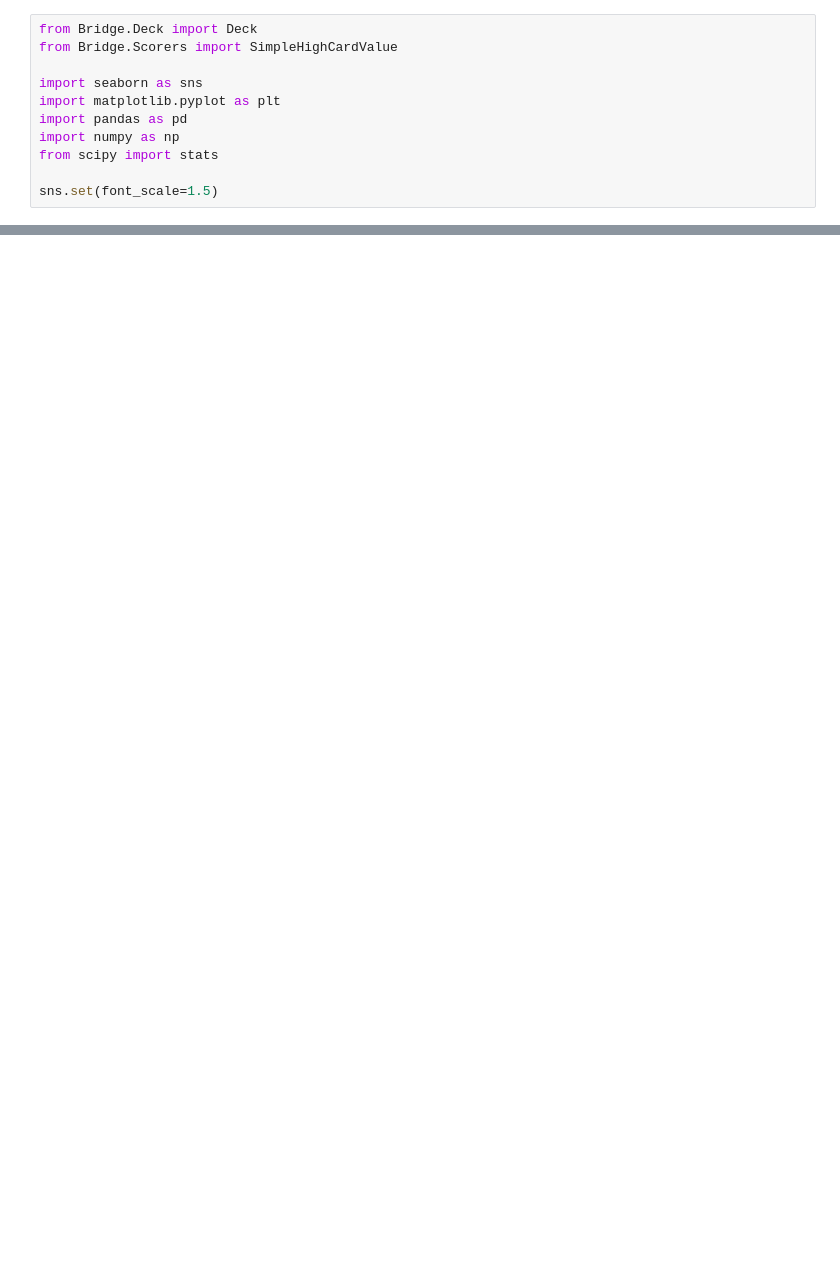
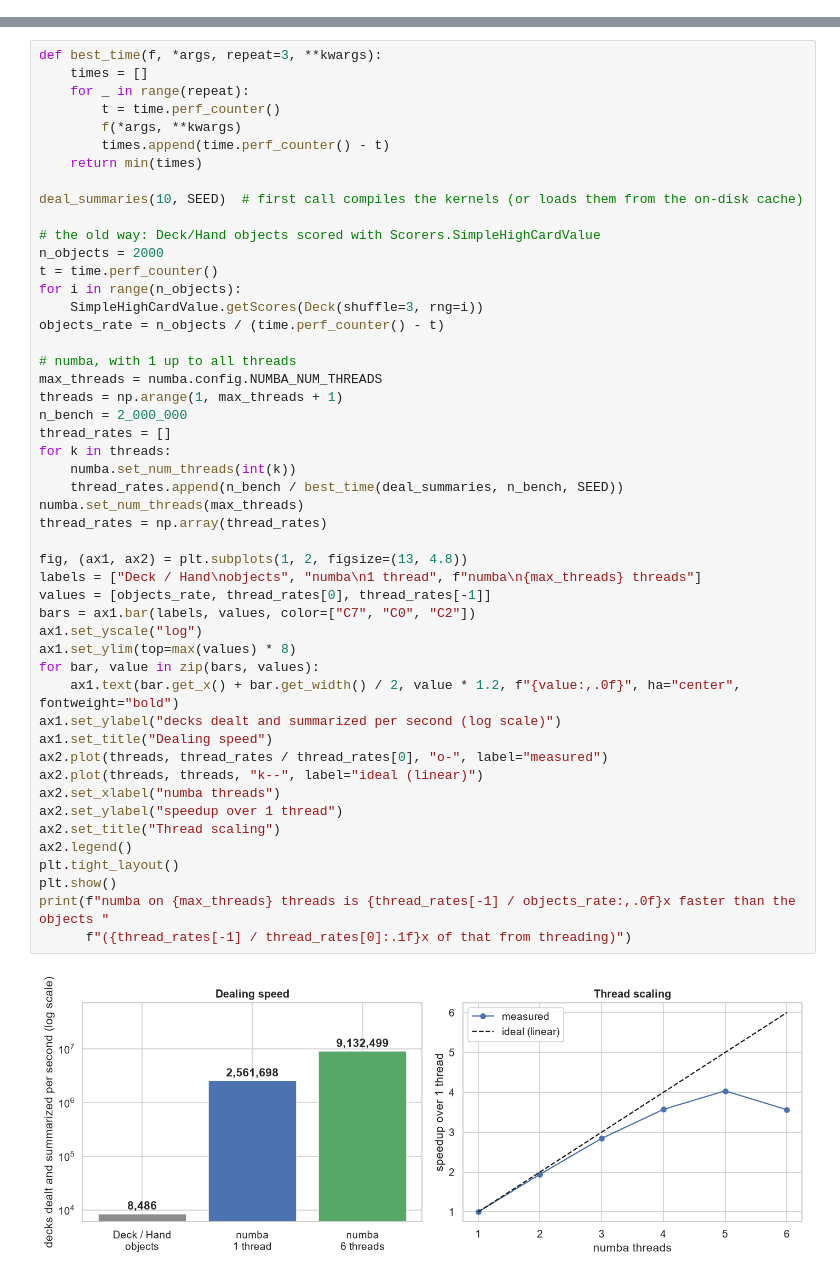
Before and after one commit to balarsen/Bridge, a Jupyter notebook: Notebooks/HCP stats.ipynb, the cells around one changed output, grey strips where cells are left out. Cells and saved outputs as stored; diff of their text form; blank space fills up the shorter version.

```diff
--- a/Notebooks/HCP stats.ipynb
+++ b/Notebooks/HCP stats.ipynb
@@ -4,11 +0,0 @@ This notebook demonstrates how to determine the HCP points from mant decks and s
-# %%
-from Bridge.Deck import Deck
-from Bridge.Scorers import SimpleHighCardValue
-
-import seaborn as sns
-import matplotlib.pyplot as plt
-import pandas as pd
-import numpy as np
-from scipy import stats
-
-sns.set(font_scale=1.5)
@@ -79,0 +63,51 @@ scores.loc[scores[0]==20, [1,3]].sum(axis=1).hist(bins=range(35))
+# %%
+def best_time(f, *args, repeat=3, **kwargs):
+    times = []
+    for _ in range(repeat):
+        t = time.perf_counter()
+        f(*args, **kwargs)
+        times.append(time.perf_counter() - t)
+    return min(times)
+
+deal_summaries(10, SEED)  # first call compiles the kernels (or loads them from the on-disk cache)
+
+# the old way: Deck/Hand objects scored with Scorers.SimpleHighCardValue
+n_objects = 2000
+t = time.perf_counter()
+for i in range(n_objects):
+    SimpleHighCardValue.getScores(Deck(shuffle=3, rng=i))
+objects_rate = n_objects / (time.perf_counter() - t)
+
+# numba, with 1 up to all threads
+max_threads = numba.config.NUMBA_NUM_THREADS
+threads = np.arange(1, max_threads + 1)
+n_bench = 2_000_000
+thread_rates = []
+for k in threads:
+    numba.set_num_threads(int(k))
+    thread_rates.append(n_bench / best_time(deal_summaries, n_bench, SEED))
+numba.set_num_threads(max_threads)
+thread_rates = np.array(thread_rates)
+
+fig, (ax1, ax2) = plt.subplots(1, 2, figsize=(13, 4.8))
+labels = ["Deck / Hand\nobjects", "numba\n1 thread", f"numba\n{max_threads} threads"]
+values = [objects_rate, thread_rates[0], thread_rates[-1]]
+bars = ax1.bar(labels, values, color=["C7", "C0", "C2"])
+ax1.set_yscale("log")
+ax1.set_ylim(top=max(values) * 8)
+for bar, value in zip(bars, values):
+    ax1.text(bar.get_x() + bar.get_width() / 2, value * 1.2, f"{value:,.0f}", ha="center", fontweight="bold")
+ax1.set_ylabel("decks dealt and summarized per second (log scale)")
+ax1.set_title("Dealing speed")
+ax2.plot(threads, thread_rates / thread_rates[0], "o-", label="measured")
+ax2.plot(threads, threads, "k--", label="ideal (linear)")
+ax2.set_xlabel("numba threads")
+ax2.set_ylabel("speedup over 1 thread")
+ax2.set_title("Thread scaling")
+ax2.legend()
+plt.tight_layout()
+plt.show()
+print(f"numba on {max_threads} threads is {thread_rates[-1] / objects_rate:,.0f}x faster than the objects "
+      f"({thread_rates[-1] / thread_rates[0]:.1f}x of that from threading)")
+# %% [output]
+[figure, added]
```
Also changed, not shown: parts of 63 cells of this notebook, 3 other files.
